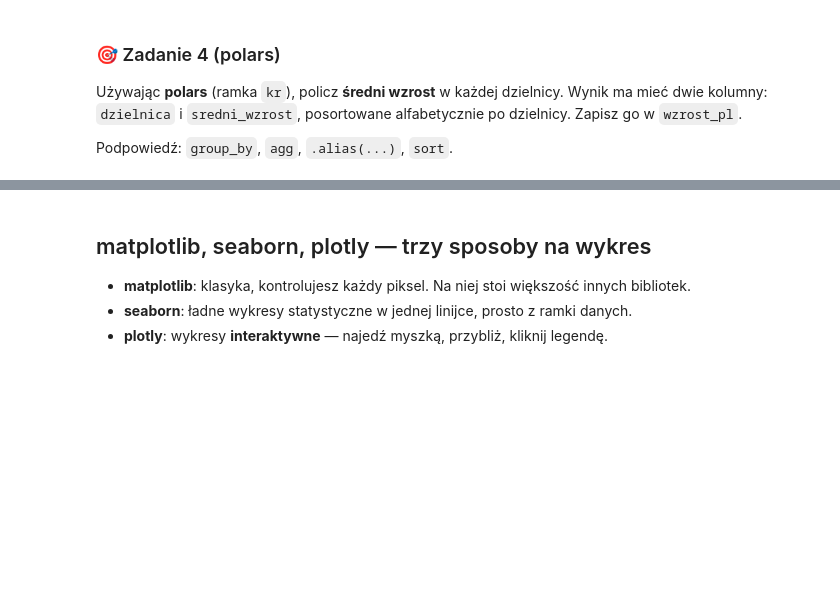
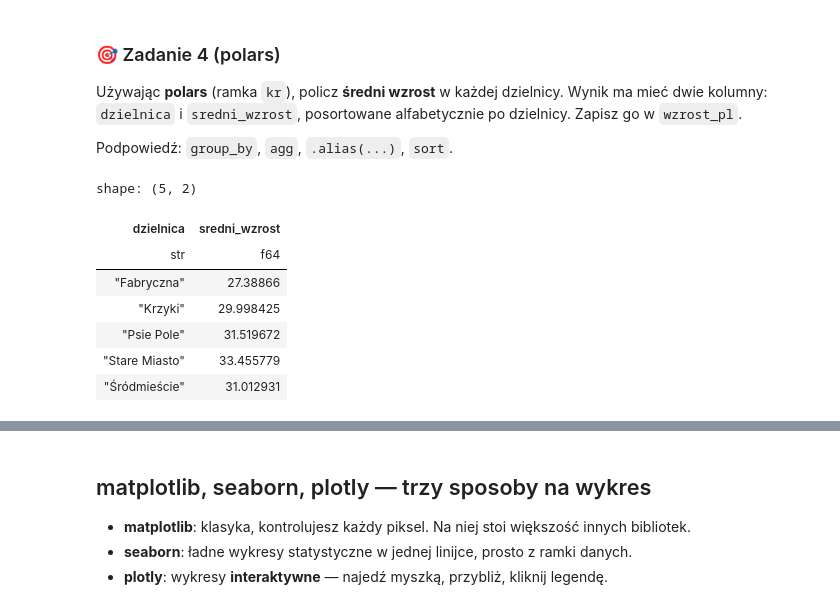
Before and after one commit to Cefyy/Studia, a Jupyter notebook: Sem5/ML/Lista0/lista_0.ipynb, the cells around one changed output, grey strips where cells are left out. Cells and saved outputs as stored; diff of their text form; code cells hidden in the pictures; blank space fills up the shorter version.

```diff
--- a/Sem5/ML/Lista0/lista_0.ipynb
+++ b/Sem5/ML/Lista0/lista_0.ipynb
@@ -245,8 +381,17 @@ Używając **polars** (ramka `kr`), policz **średni wzrost** w każdej dzielnic
 
 Podpowiedź: `group_by`, `agg`, `.alias(...)`, `sort`.
 # %%
-wzrost_pl = ...  # TODO
+wzrost_pl = wzrost_pl = kr.group_by("dzielnica").agg(pl.col("wzrost_cm").mean().alias("sredni_wzrost")).sort("dzielnica",descending=False)
 wzrost_pl
+# %% [output]
+shape: (5, 2)
+| dzielnica | sredni_wzrost |
+| str | f64 |
+| "Fabryczna" | 27.38866 |
+| "Krzyki" | 29.998425 |
+| "Psie Pole" | 31.519672 |
+| "Stare Miasto" | 33.455779 |
+| "Śródmieście" | 31.012931 |
 # %%
 assert isinstance(wzrost_pl, pl.DataFrame), "Wynik ma być ramką polars (pl.DataFrame)."
 assert wzrost_pl.columns == ["dzielnica", "sredni_wzrost"], "Kolumny: dzielnica, sredni_wzrost."
```
Also changed, not shown: parts of 42 cells of this notebook, 1 other file.
